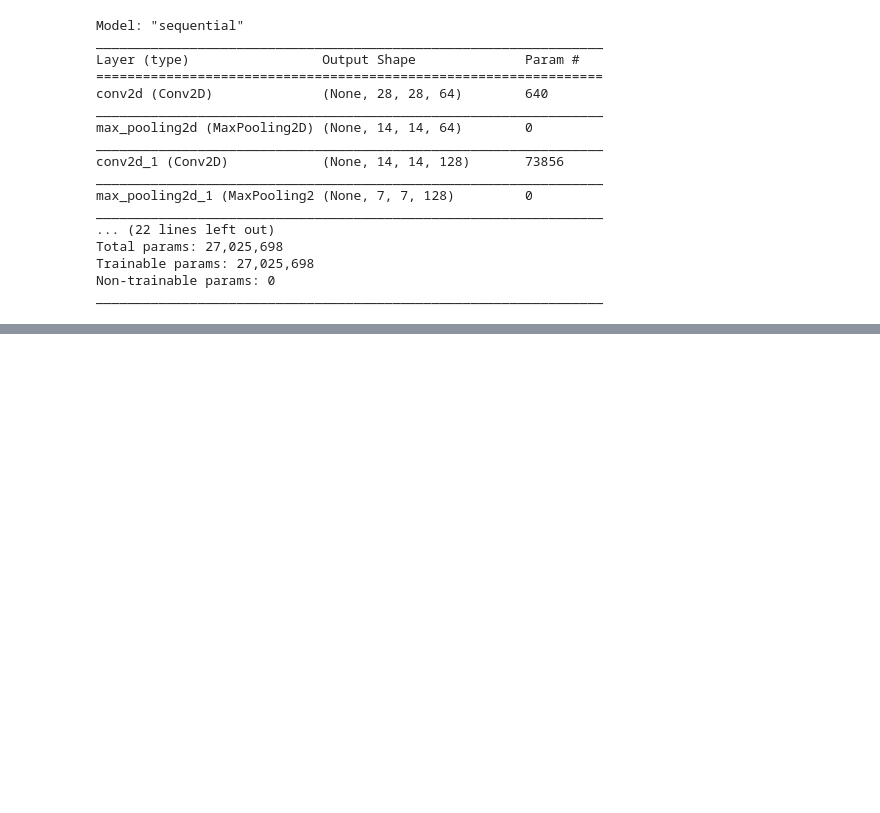
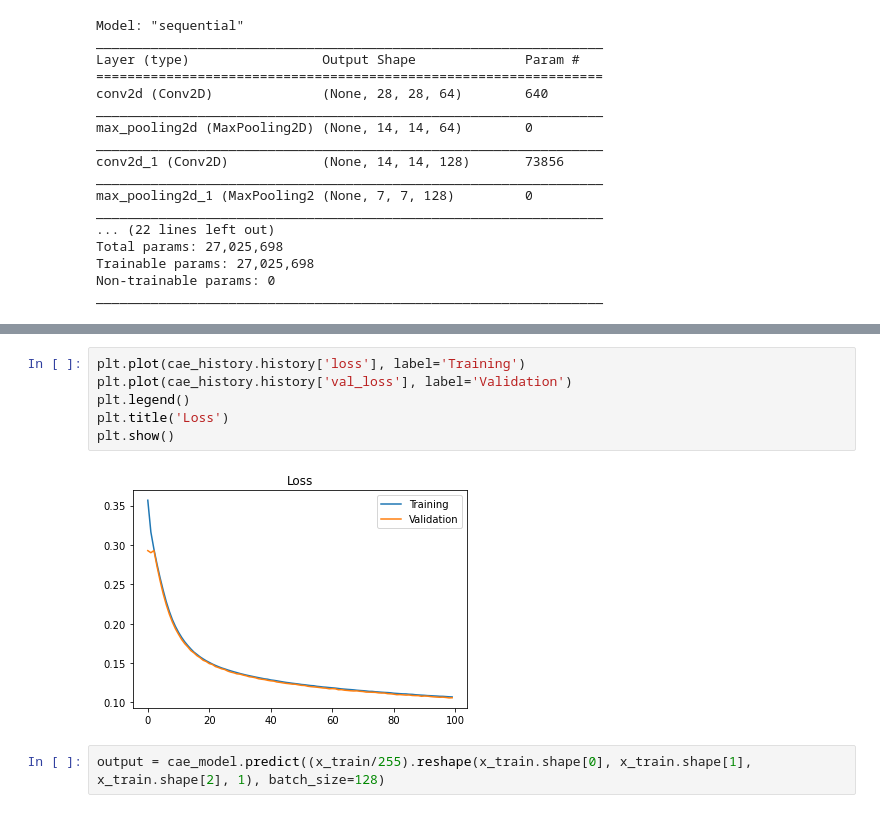
Before and after one commit to Trewitz/Porfolio, a Jupyter notebook: Convolutional Autoencoder for embedding/Cae_fashion_mnist.ipynb, the cells around one changed output, grey strips where cells are left out. Drawn from its saved outputs; the diff is of its cells as text; blank space fills up the shorter version.

```diff
--- a/Convolutional Autoencoder for embedding/Cae_fashion_mnist.ipynb
+++ b/Convolutional Autoencoder for embedding/Cae_fashion_mnist.ipynb
@@ -181,0 +409,10 @@ _________________________________________________________________
+# %%
+plt.plot(cae_history.history['loss'], label='Training')
+plt.plot(cae_history.history['val_loss'], label='Validation')
+plt.legend()
+plt.title('Loss')
+plt.show()
+# %% [output]
+[figure, added]
+# %%
+output = cae_model.predict((x_train/255).reshape(x_train.shape[0], x_train.shape[1], x_train.shape[2], 1), batch_size=128)
```
Also changed, not shown: parts of 34 cells of this notebook.
